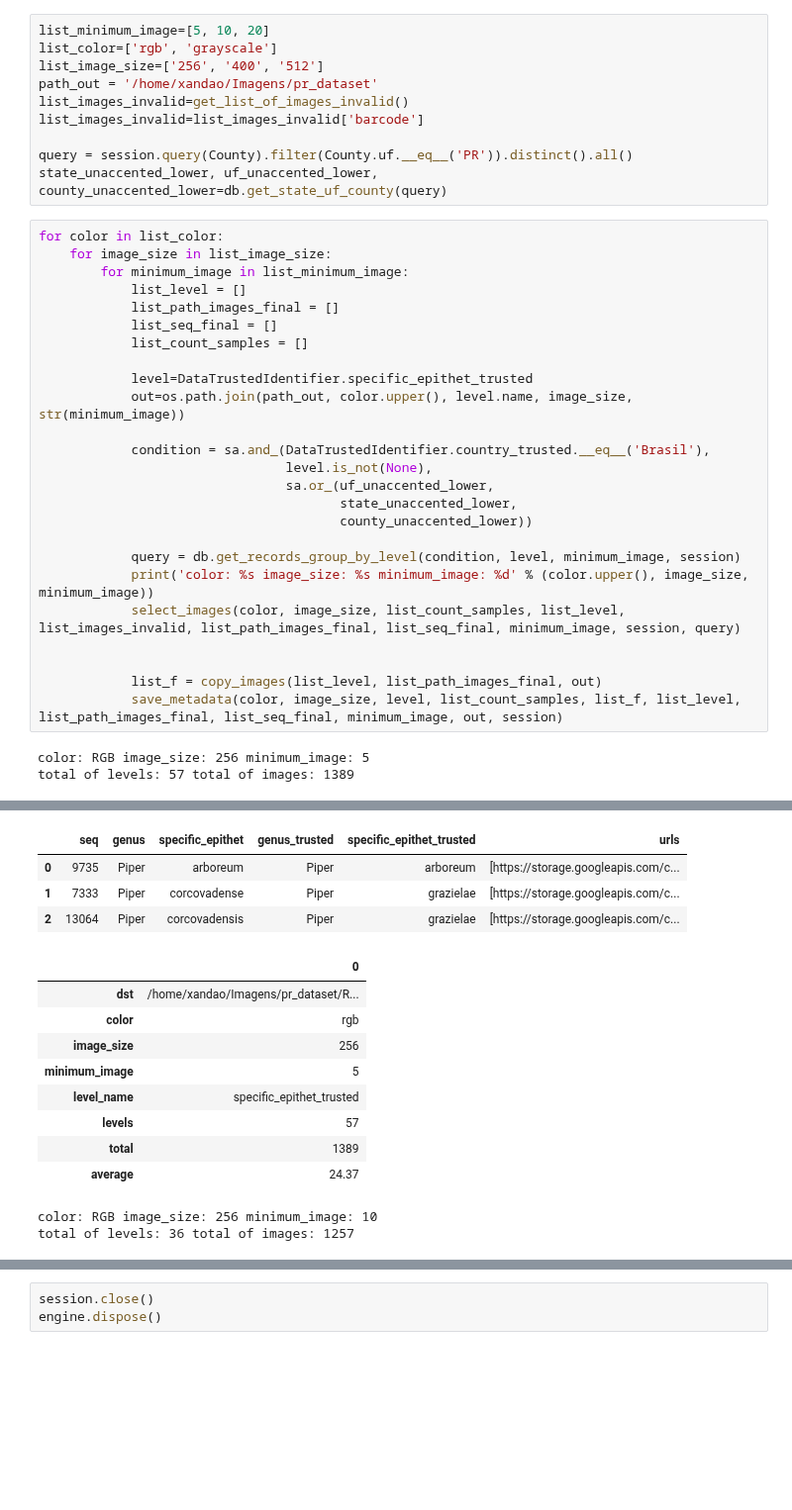
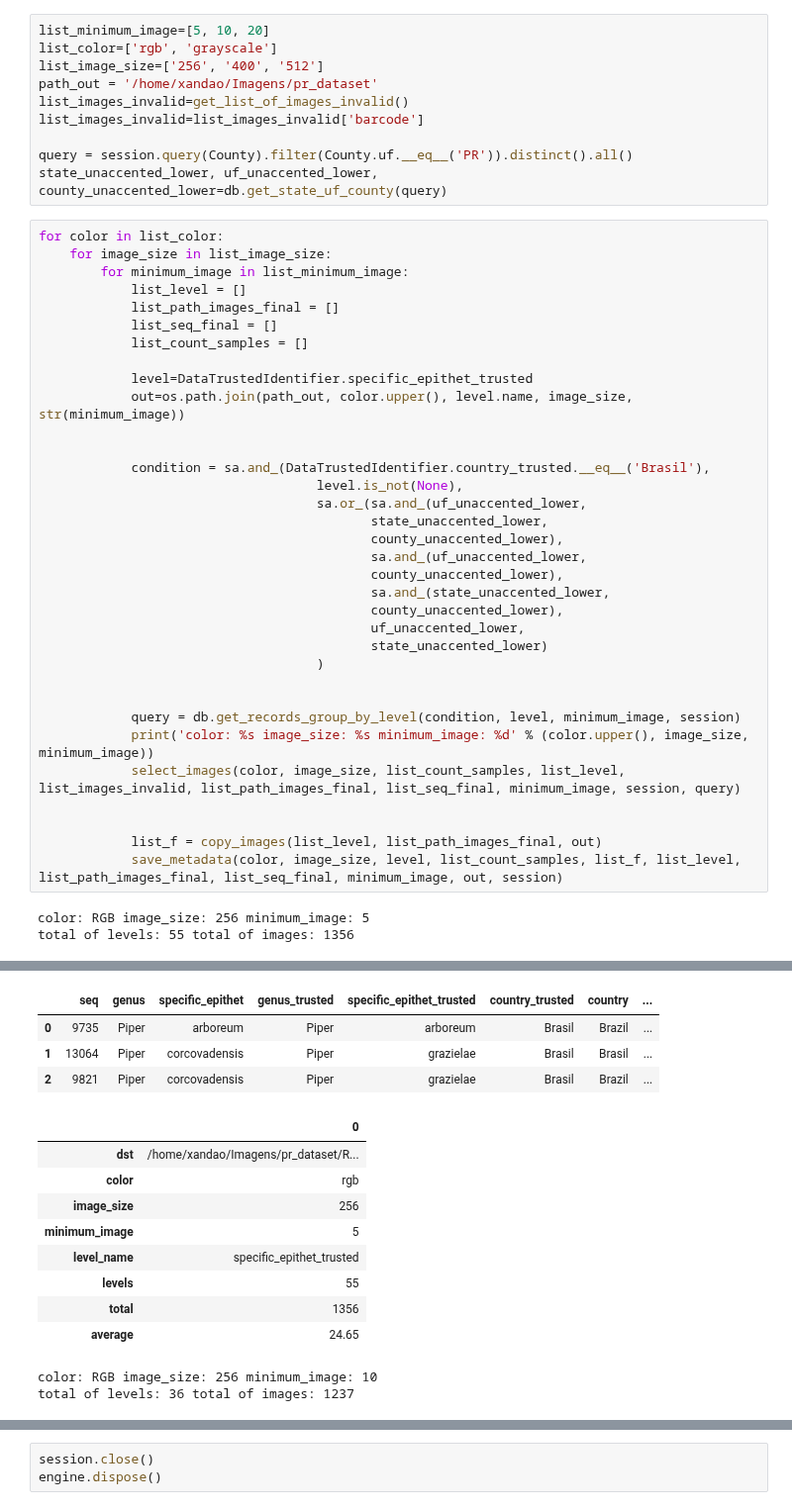
Before and after one commit to xaaaandao/piperaceae-sql, a Jupyter notebook: pr_dataset.ipynb, the cells around one changed output, grey strips where cells are left out. Shown at 99% size. Cells and saved outputs as stored; diff of their text form; blank space fills up the shorter version.

```diff
--- a/pr_dataset.ipynb
+++ b/pr_dataset.ipynb
@@ -44,11 +44,20 @@ for color in list_color:
             level=DataTrustedIdentifier.specific_epithet_trusted
             out=os.path.join(path_out, color.upper(), level.name, image_size, str(minimum_image))
 
+
             condition = sa.and_(DataTrustedIdentifier.country_trusted.__eq__('Brasil'),
-                                level.is_not(None),
-                                sa.or_(uf_unaccented_lower,
-                                       state_unaccented_lower,
-                                       county_unaccented_lower))
+                                    level.is_not(None),
+                                    sa.or_(sa.and_(uf_unaccented_lower,
+                                           state_unaccented_lower,
+                                           county_unaccented_lower),
+                                           sa.and_(uf_unaccented_lower,
+                                           county_unaccented_lower),
+                                           sa.and_(state_unaccented_lower,
+                                           county_unaccented_lower),
+                                           uf_unaccented_lower,
+                                           state_unaccented_lower)
+                                    )
+
 
             query = db.get_records_group_by_level(condition, level, minimum_image, session)
             print('color: %s image_size: %s minimum_image: %d' % (color.upper(), image_size, minimum_image))
@@ -59,5 +68,5 @@ for color in list_color:
             save_metadata(color, image_size, level, list_count_samples, list_f, list_level, list_path_images_final, list_seq_final, minimum_image, out, session)
 # %% [output]
 color: RGB image_size: 256 minimum_image: 5
-total of levels: 57 total of images: 1389
+total of levels: 55 total of images: 1356
 |  | levels | count | dst | paths | seq |
@@ -65,18 +74,18 @@ total of levels: 57 total of images: 1389
 | 1 | alata | 18 | /home/xandao/Imagens/pr_dataset/R... | [/media/xandao/c2f58d30-ff2c-47f7... | [9865, 9884, 9911, 10134, 10178, ... |
 | 2 | amalago | 68 | /home/xandao/Imagens/pr_dataset/R... | [/media/xandao/c2f58d30-ff2c-47f7... | [7707, 7723, 8236, 8767, 9678, 96... |
-|  | seq | genus | specific_epithet | genus_trusted | specific_epithet_trusted | urls |
-| 0 | 9735 | Piper | arboreum | Piper | arboreum | [https://storage.googleapis.com/c... |
-| 1 | 7333 | Piper | corcovadense | Piper | grazielae | [https://storage.googleapis.com/c... |
-| 2 | 13064 | Piper | corcovadensis | Piper | grazielae | [https://storage.googleapis.com/c... |
+|  | seq | genus | specific_epithet | genus_trusted | specific_epithet_trusted | country_trusted | country | ... |
+| 0 | 9735 | Piper | arboreum | Piper | arboreum | Brasil | Brazil | ... |
+| 1 | 13064 | Piper | corcovadensis | Piper | grazielae | Brasil | Brasil | ... |
+| 2 | 9821 | Piper | corcovadensis | Piper | grazielae | Brasil | Brazil | ... |
 |  | 0 |
 | dst | /home/xandao/Imagens/pr_dataset/R... |
 | color | rgb |
 | image_size | 256 |
 | minimum_image | 5 |
 | level_name | specific_epithet_trusted |
-| levels | 57 |
-| total | 1389 |
-| average | 24.37 |
+| levels | 55 |
+| total | 1356 |
+| average | 24.65 |
 color: RGB image_size: 256 minimum_image: 10
-total of levels: 36 total of images: 1257
+total of levels: 36 total of images: 1237
 |  | levels | count | dst | paths | seq |
```
Also changed, not shown: parts of 2 cells of this notebook, 3 other files.
